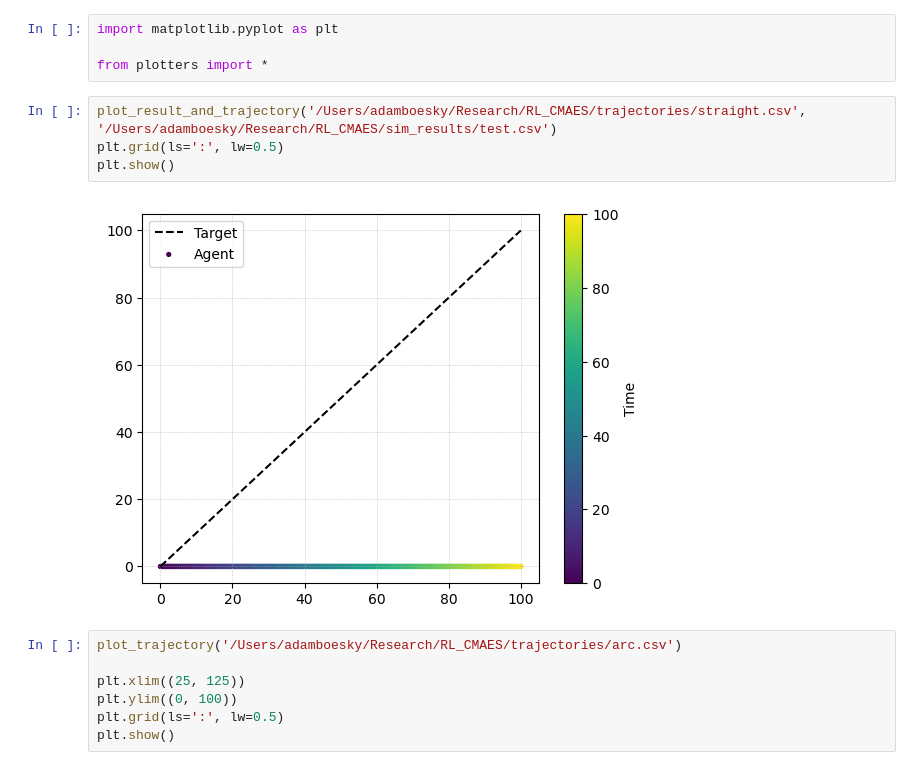
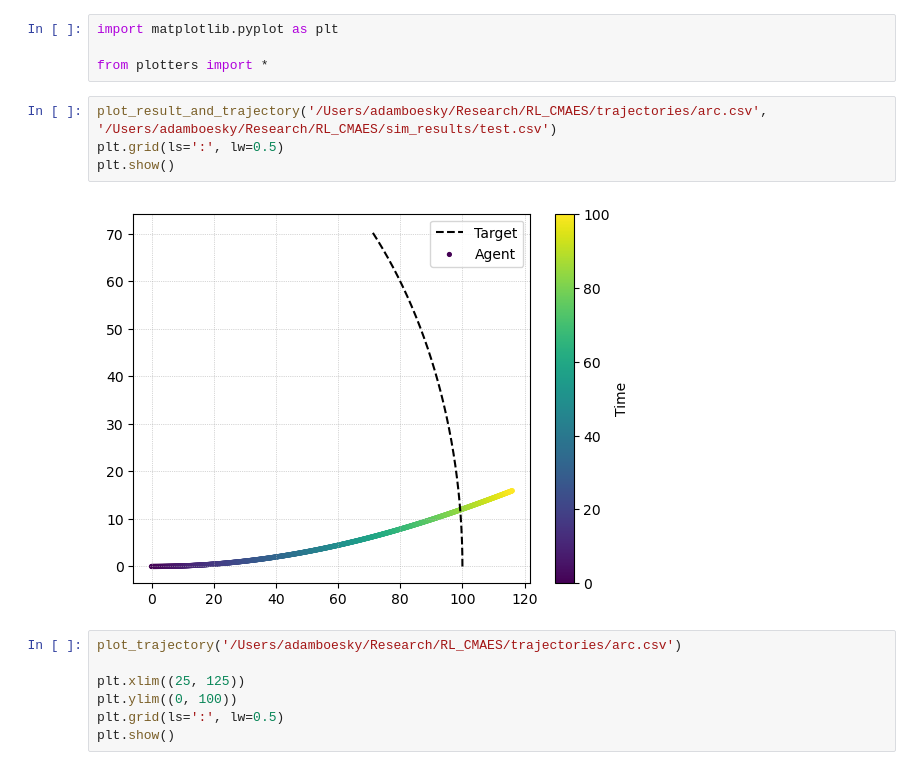
Before and after one commit to Adam-Boesky/RL_CMAES, a Jupyter notebook: Analysis/analysis.ipynb, the cells around one changed output. Cells and saved outputs as stored; diff of their text form.

Commit message:
Trajectory

```diff
--- a/Analysis/analysis.ipynb
+++ b/Analysis/analysis.ipynb
@@ -3,11 +3,11 @@ import matplotlib.pyplot as plt
 
 from plotters import *
 # %%
-plot_result_and_trajectory('/Users/adamboesky/Research/RL_CMAES/trajectories/straight.csv', '/Users/adamboesky/Research/RL_CMAES/sim_results/test.csv')
+plot_result_and_trajectory('/Users/adamboesky/Research/RL_CMAES/trajectories/arc.csv', '/Users/adamboesky/Research/RL_CMAES/sim_results/test.csv')
 plt.grid(ls=':', lw=0.5)
 plt.show()
 # %% [output]
-[figure, old version]
+[figure, new version]
 # %%
 plot_trajectory('/Users/adamboesky/Research/RL_CMAES/trajectories/arc.csv')
 
```
Also changed, not shown: 3 other files.
